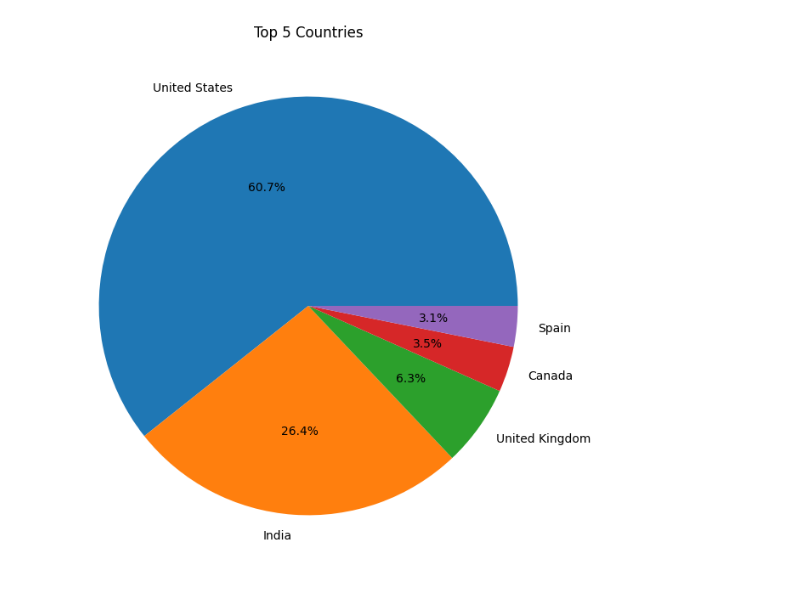
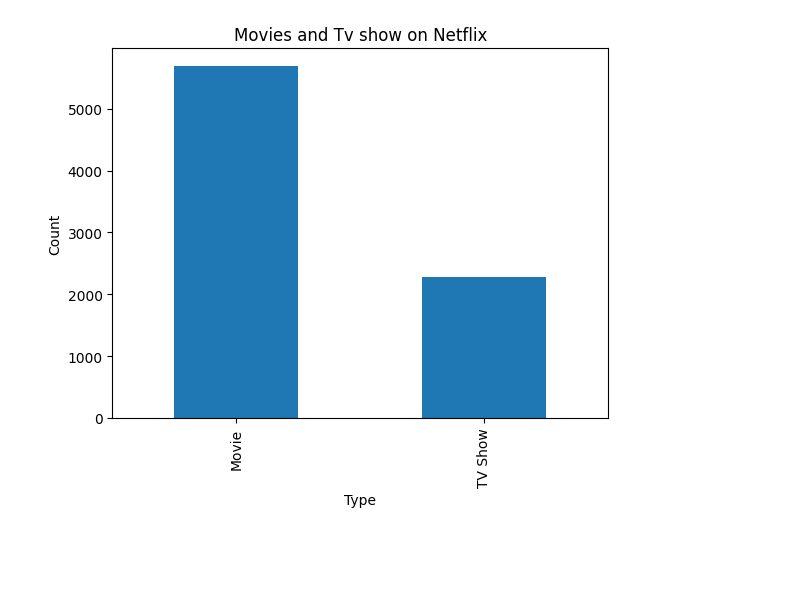
Before and after one commit to taimourkhokhar/aiml-projects, a Jupyter notebook: Netflix Data Analysis using NumPy & Pandas/project.ipynb, the cells around one changed output. Saved outputs shown, nothing was run; the diff lists cells and outputs as text; code cells hidden in the pictures; blank space fills up the shorter version.

```diff
--- a/Netflix Data Analysis using NumPy & Pandas/project.ipynb
+++ b/Netflix Data Analysis using NumPy & Pandas/project.ipynb
@@ -59,5 +13,0 @@ Name: count, Length: 344, dtype: int64
-# %%
-import pandas as pd
-df=pd.read_csv("netflix_titles.csv")
-df.dropna(subset=['director','country'],inplace=True)
-df.head(10)
@@ -76,7 +13,0 @@ df.head(10)
-# %%
-import pandas as pd
-df=pd.read_csv("netflix_titles.csv")
-df.dropna(subset=['director','country'],inplace=True)
-df.head(10)
-print(df['release_year'].value_counts())#count number of releases
-print(df['director'].value_counts())
@@ -101,24 +14,11 @@ Name: count, Length: 4287, dtype: int64
-# %%
-import subprocess
-import sys
-
-def install(package):
-    subprocess.check_call([sys.executable, "-m", "pip", "install", package])
-
-install('openpyxl')
-install('pandas')
-install('matplotlib')
-import pandas as pd
-import matplotlib.pyplot as plt
-
-df = pd.read_csv("netflix_titles.csv")
-df.dropna(subset=['director', 'country'], inplace=True)
-
-df_country = df['country'].value_counts().head(5)
-
-plt.figure(figsize=(8, 8))
-plt.pie(df_country, labels=df_country.index, autopct="%1.1f%%")
-plt.title("Top 5 Countries")
-plt.show()
-# %% [output]
-[figure, removed]
+# %%
+from matplotlib import pyplot as plt
+type_count=df['type'].value_counts()
+plt.figure()
+type_count.plot(kind='bar')
+plt.title("Movies and Tv show on Netflix")
+plt.xlabel('Type')
+plt.ylabel('Count')
+plt.show()
+# %% [output]
+[figure, added]
```
Also changed, not shown: parts of 8 cells of this notebook, 8 other files.
